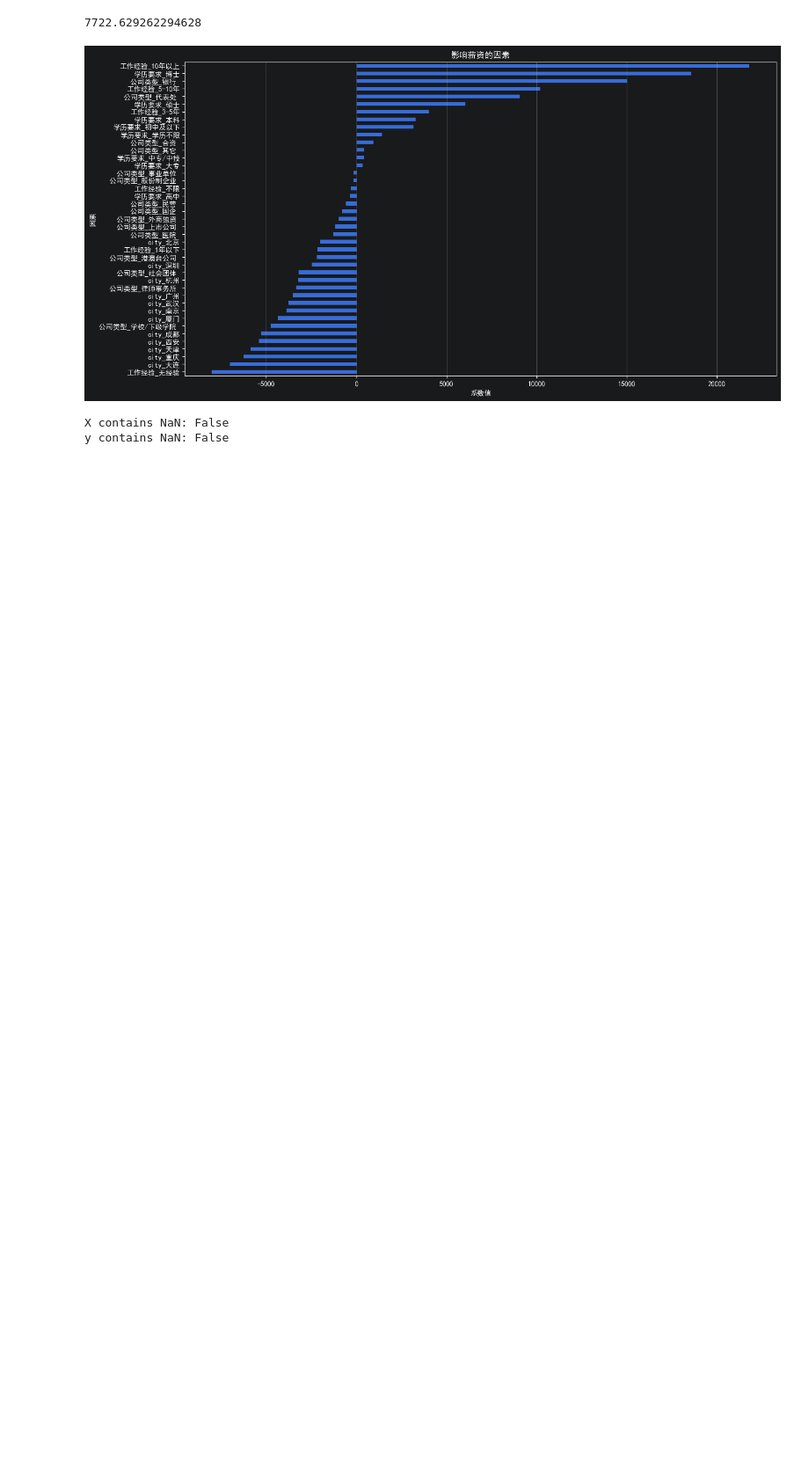
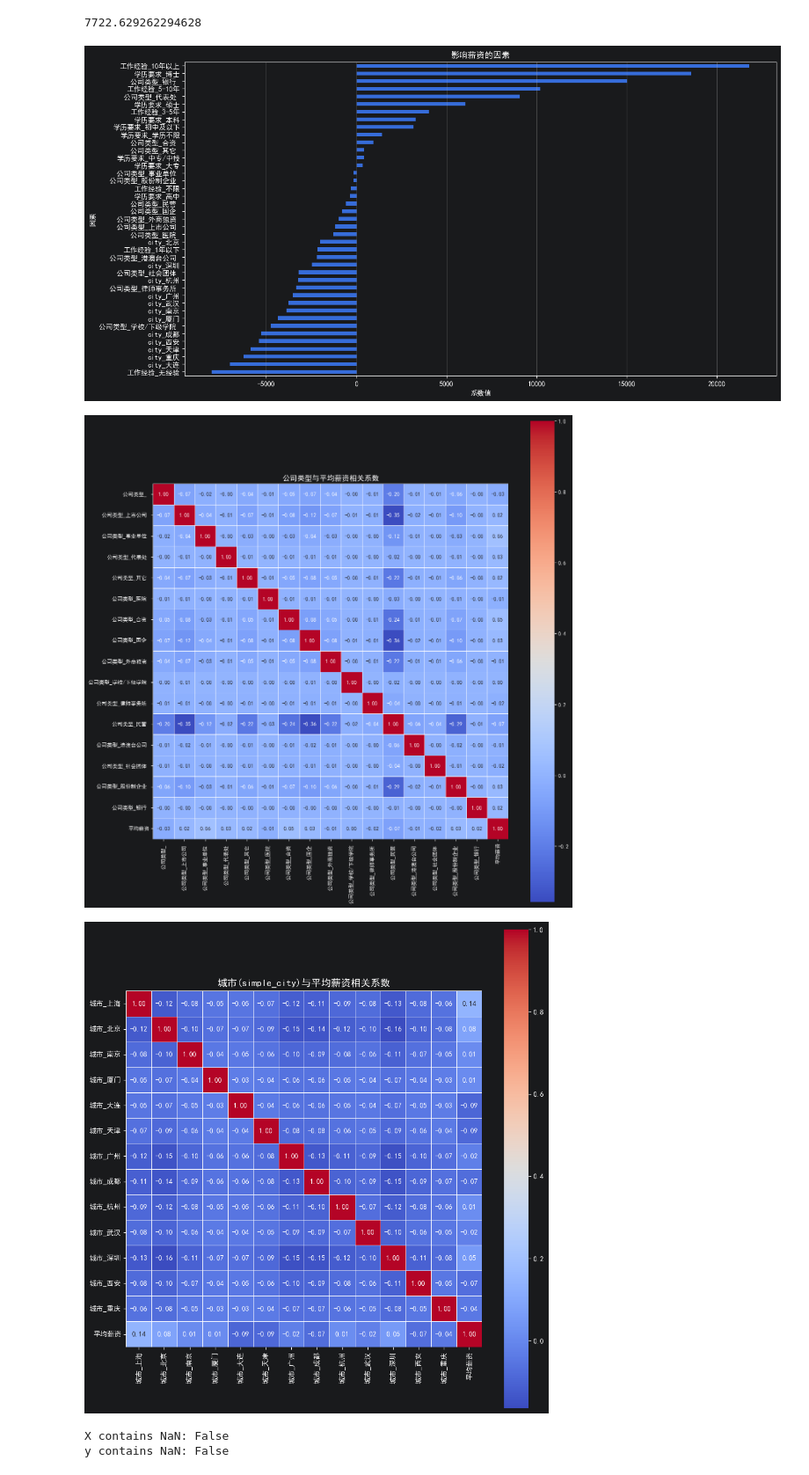
Before and after one commit to hn1318/job_analysis, a Jupyter notebook: src/main.ipynb, the cells around one changed output. Shown at 88% size. Saved outputs shown, nothing was run; the diff lists cells and outputs as text; code cells hidden in the pictures; blank space fills up the shorter version.

```diff
--- a/src/main.ipynb
+++ b/src/main.ipynb
@@ -217,6 +218,44 @@ plt.show()
 # %% [output]
 7722.629262294628
 [figure]
+# %%
+# ========== 热力图分析 ==========
+data['simple_city'] = data['city'].apply(lambda x: x.split('-')[0])
+
+# 1. 公司类型与平均薪资相关系数热力图
+company_type_dummies = pd.get_dummies(data['公司类型'], prefix='公司类型')
+company_dummies_with_salary = company_type_dummies.copy()
+company_dummies_with_salary['平均薪资'] = data['平均薪资'].values
+corr_company = company_dummies_with_salary.corr()
+
+n_company = len(corr_company.columns)
+plt.figure(figsize=(max(6, n_company * 0.8), max(5, n_company * 0.8)))
+sns.heatmap(corr_company, cmap='coolwarm', annot=True, fmt='.2f',
+            square=True, cbar=True, linewidths=0.5)
+plt.title('公司类型与平均薪资相关系数', fontsize=14, fontweight='bold')
+plt.tight_layout()
+plt.show()
+plt.savefig('../output/公司类型与薪资相关系数热力图.png', dpi=150)
+plt.close()
+
+# 2. 城市(simple_city)与平均薪资相关系数热力图
+city_dummies = pd.get_dummies(data['simple_city'], prefix='城市')
+city_dummies_with_salary = city_dummies.copy()
+city_dummies_with_salary['平均薪资'] = data['平均薪资'].values
+corr_city = city_dummies_with_salary.corr()
+
+n_city = len(corr_city.columns)
+plt.figure(figsize=(max(6, n_city * 0.7), max(5, n_city * 0.7)))
+sns.heatmap(corr_city, cmap='coolwarm', annot=True, fmt='.2f',
+            square=True, cbar=True, linewidths=0.5)
+plt.title('城市(simple_city)与平均薪资相关系数', fontsize=14, fontweight='bold')
+plt.tight_layout()
+plt.show()
+plt.savefig('../output/城市与薪资相关系数热力图.png', dpi=150)
+plt.close()
+# %% [output]
+[figure, added]
+[figure, added]
 # %%
 # 填充 NaN + 对全量类别特征做独热编码
 data['最低薪资'] = data['最低薪资'].fillna(data['最低薪资'].median())
```
Also changed, not shown: parts of 10 cells of this notebook, 1 other file.
